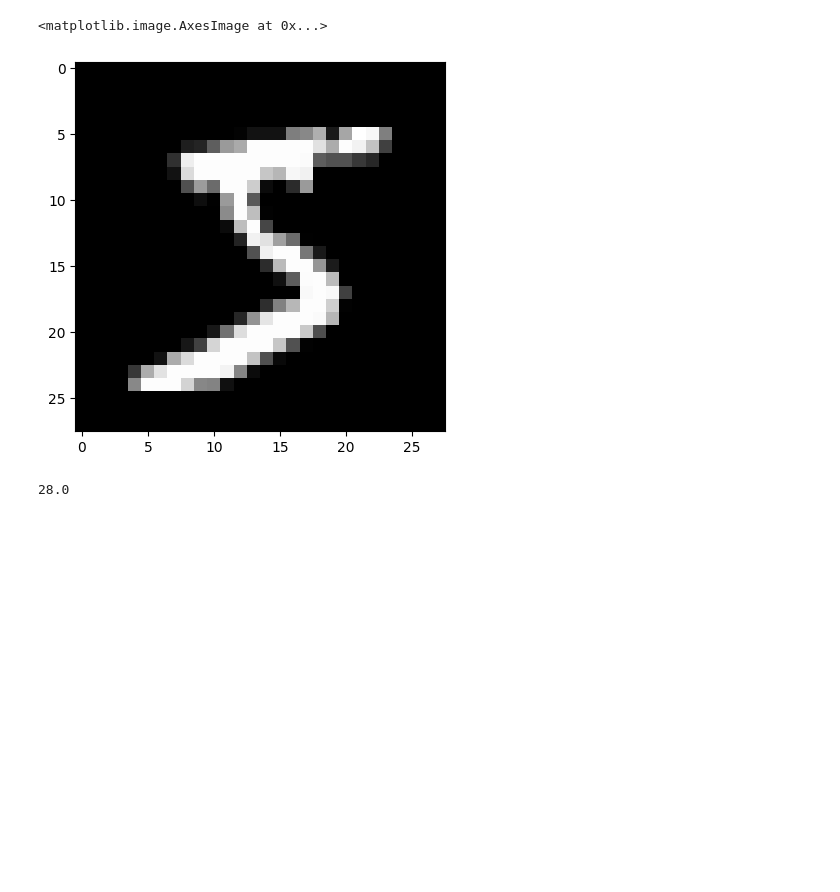
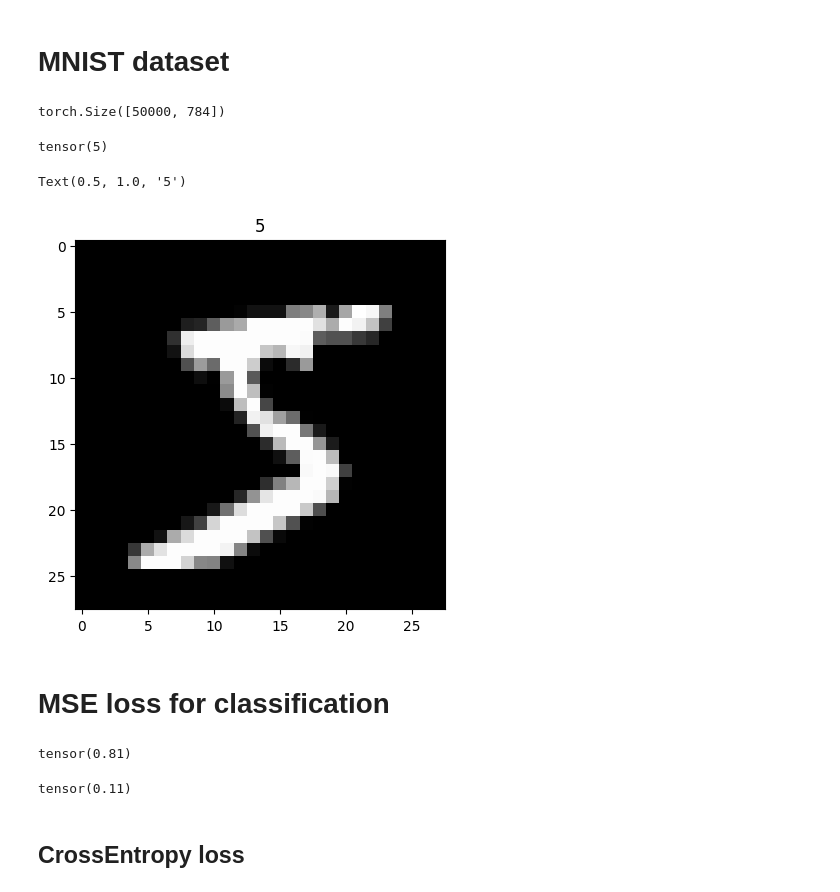
Before and after one commit to davoodwadi/davoodwadi.github.io, a Jupyter notebook: Introduction_to_PyTorch.ipynb, the cells around one changed output. Drawn from its saved outputs; the diff is of its cells as text; code cells hidden in the pictures; blank space fills up the shorter version.

```diff
--- a/Introduction_to_PyTorch.ipynb
+++ b/Introduction_to_PyTorch.ipynb
@@ -7 +138,3 @@ from torch import tensor
+# %% [markdown]
+# MNIST dataset
 # %%
@@ -15,3 +142,7 @@ path_data = Path('/content/')
 path_gz = path_data/'mnist.pkl.gz'
 with gzip.open(path_gz, 'rb') as f: ((x_train, y_train), (x_valid, y_valid), _) = pickle.load(f, encoding='latin-1')
 x_train, y_train, x_valid, y_valid = map(tensor, [x_train, y_train, x_valid, y_valid])
+# %%
+x_train.shape
+# %% [output]
+torch.Size([50000, 784])
@@ -18,9 +152,29 @@ x_train, y_train, x_valid, y_valid = map(tensor, [x_train, y_train, x_valid, y_v
+# %%
+y_train[0]
+# %% [output]
+tensor(5)
 # %%
-plt.imshow(x_train[0].view(28,28))
+i=0
+plt.imshow(x_train[i].view(28,28))
+plt.title(y_train[i].item())
 # %% [output]
-<matplotlib.image.AxesImage at 0x...>
+Text(0.5, 1.0, '5')
-[figure, old version]
+[figure, new version]
-# %%
-784/28
-# %% [output]
-28.0
+# %% [markdown]
+# MSE loss for classification
+# %%
+mse_loss = torch.nn.MSELoss()
+inp = tensor([[.9,0.1]])
+tarOnehot = tensor([[0, 1]])
+mse_loss(inp, tarOnehot)
+# %% [output]
+tensor(0.81)
+# %%
+mse_loss = torch.nn.MSELoss()
+inp = tensor([[.5,0.1, 0.1, 0.1, 0.1, 0., 0., 0., 0., 0.1 ]])
+tarOnehot = tensor([[0, 1, 0, 0, 0, 0, 0, 0, 0, 0]])
+mse_loss(inp, tarOnehot)
+# %% [output]
+tensor(0.11)
+# %% [markdown]
+## CrossEntropy loss
```
Also changed, not shown: parts of 57 cells of this notebook.
